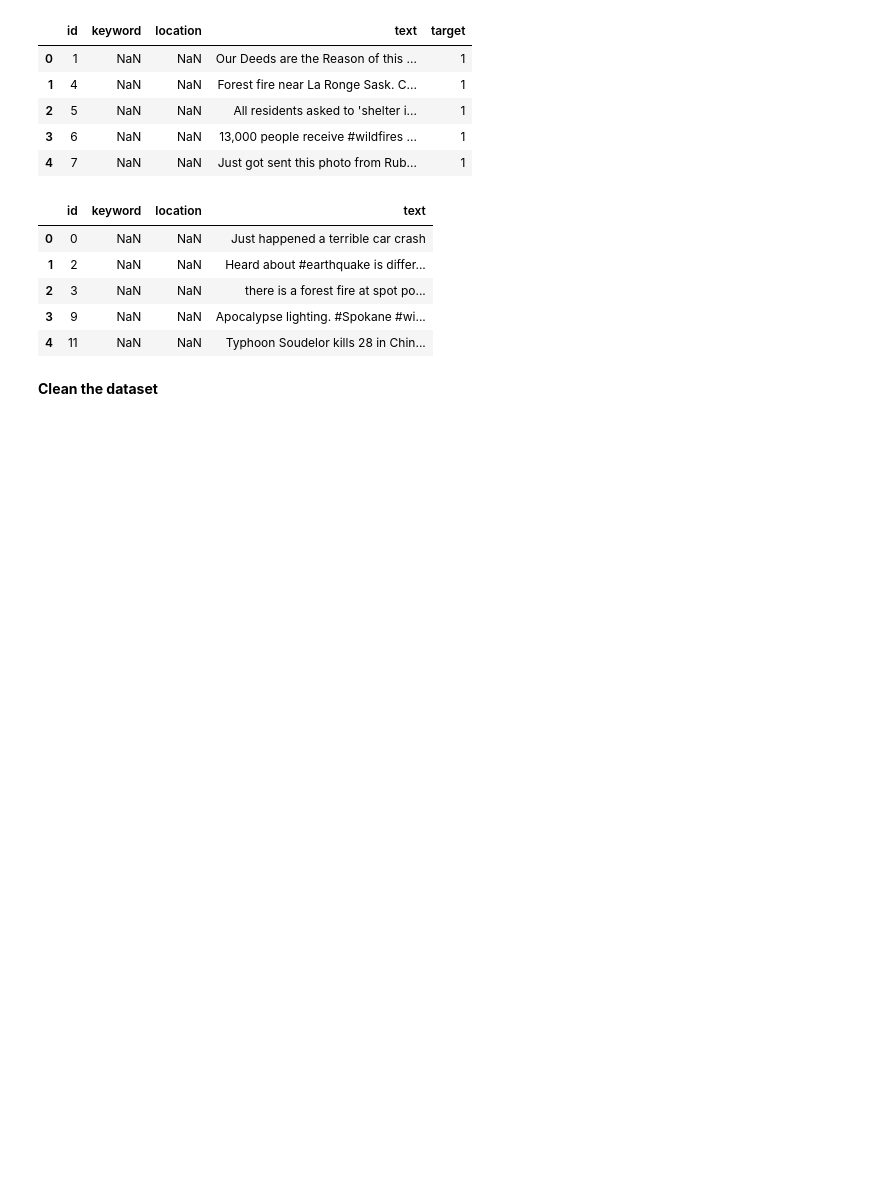
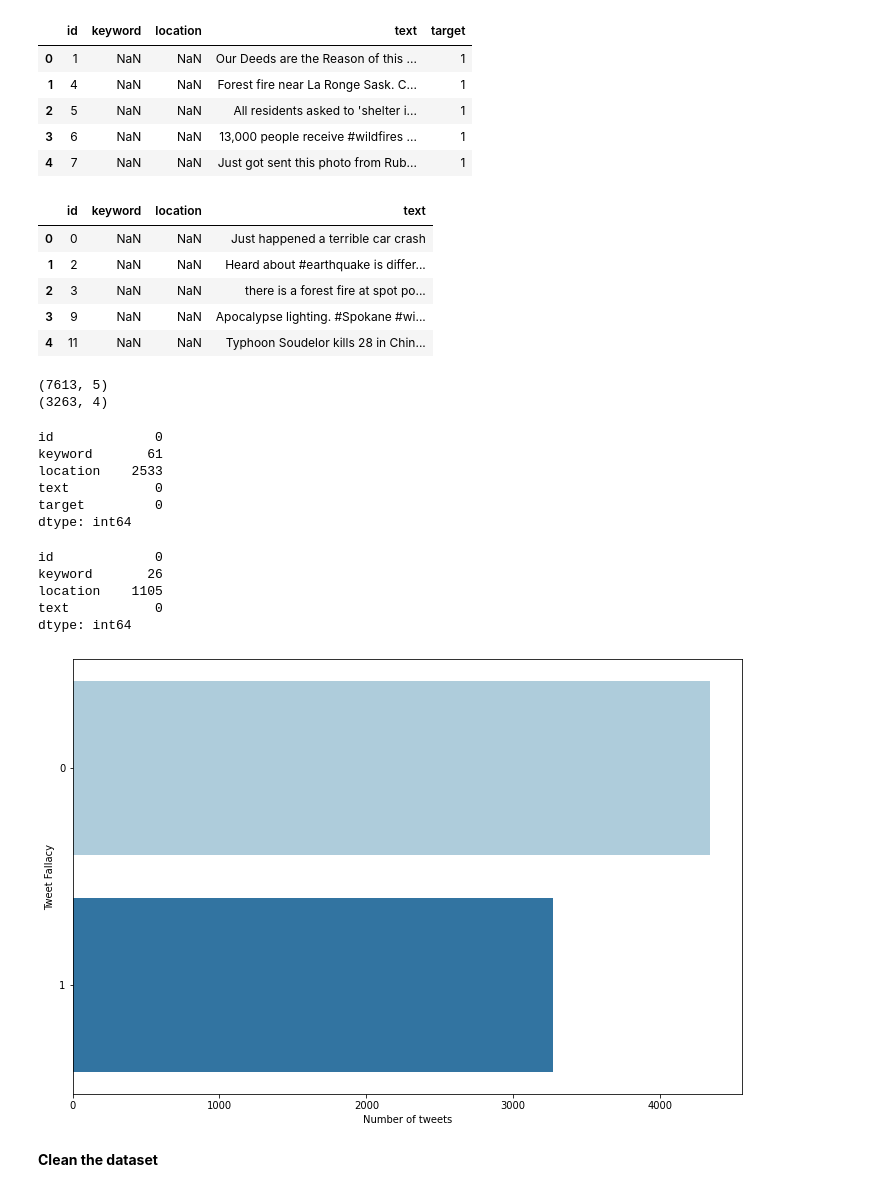
Before and after one commit to tanmayb104/NLP-with-Disaster-Tweets, a Jupyter notebook: NLP_Disaster_Tweets.ipynb, the cells around one changed output. Cells and saved outputs as stored; diff of their text form; code cells hidden in the pictures; blank space fills up the shorter version.

```diff
--- a/NLP_Disaster_Tweets.ipynb
+++ b/NLP_Disaster_Tweets.ipynb
@@ -38,6 +40,38 @@ test.head()
 | 2 | 3 | NaN | NaN | there is a forest fire at spot po... |
 | 3 | 9 | NaN | NaN | Apocalypse lighting. #Spokane #wi... |
 | 4 | 11 | NaN | NaN | Typhoon Soudelor kills 28 in Chin... |
+# %%
+print(train.shape)
+print(test.shape)
+# %% [output]
+(7613, 5)
+(3263, 4)
+# %%
+train.isnull().sum()
+# %% [output]
+id             0
+keyword       61
+location    2533
+text           0
+target         0
+dtype: int64
+# %%
+test.isnull().sum()
+# %% [output]
+id             0
+keyword       26
+location    1105
+text           0
+dtype: int64
+# %%
+#Visualizing class distribution
+plt.figure(figsize=(12,8))
+sns.countplot(y='target',data = train,palette="Paired")
+plt.ylabel("Tweet Fallacy")
+plt.xlabel("Number of tweets")
+plt.show()
+# %% [output]
+[figure, added]
 # %% [markdown]
 **Clean the dataset**
 # %%
```
Also changed, not shown: parts of 20 cells of this notebook.
